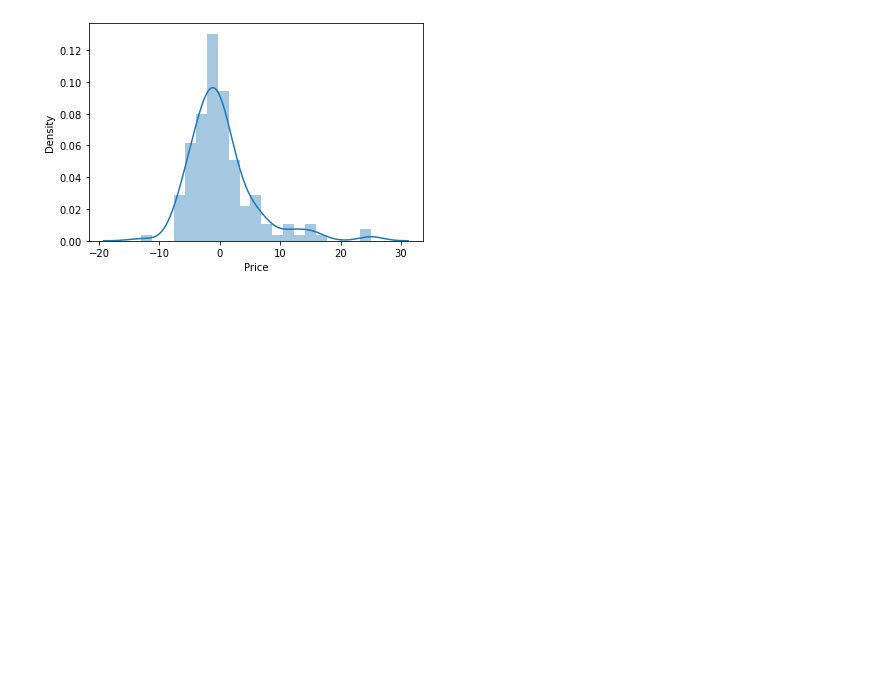
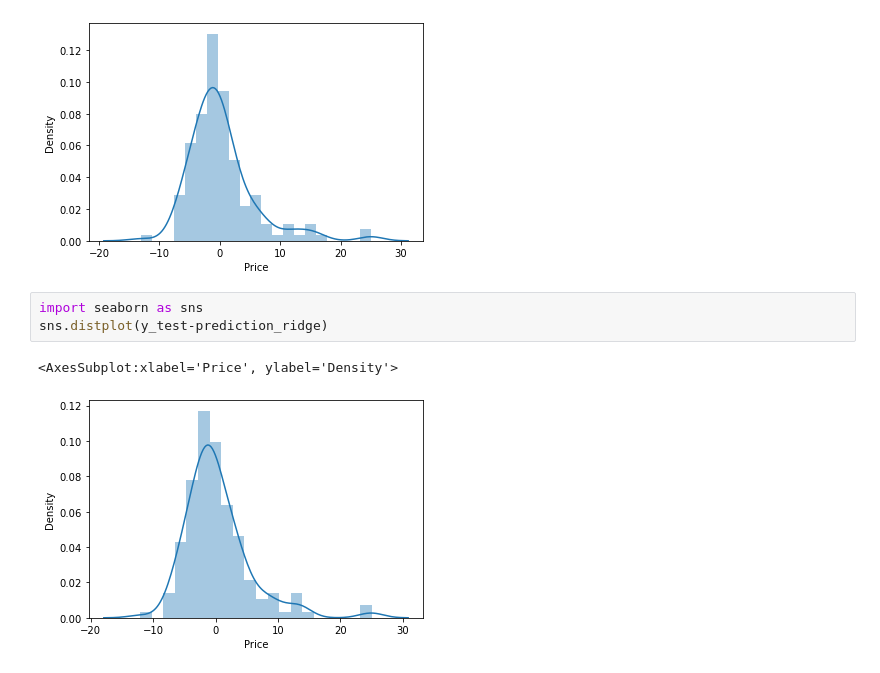
Before and after one commit to AarthiThirumavalavan/MachineLearning, a Jupyter notebook: Ridge_Lasso_regression.ipynb, the cells around one changed output. Saved outputs shown, nothing was run; the diff lists cells and outputs as text; blank space fills up the shorter version.

```diff
--- a/Ridge_Lasso_regression.ipynb
+++ b/Ridge_Lasso_regression.ipynb
@@ -139,3 +139,9 @@ sns.distplot(y_test-prediction_lasso)
 # %% [output]
 <AxesSubplot:xlabel='Price', ylabel='Density'>
 [figure]
+# %%
+import seaborn as sns
+sns.distplot(y_test-prediction_ridge)
+# %% [output]
+<AxesSubplot:xlabel='Price', ylabel='Density'>
+[figure, added]
```
